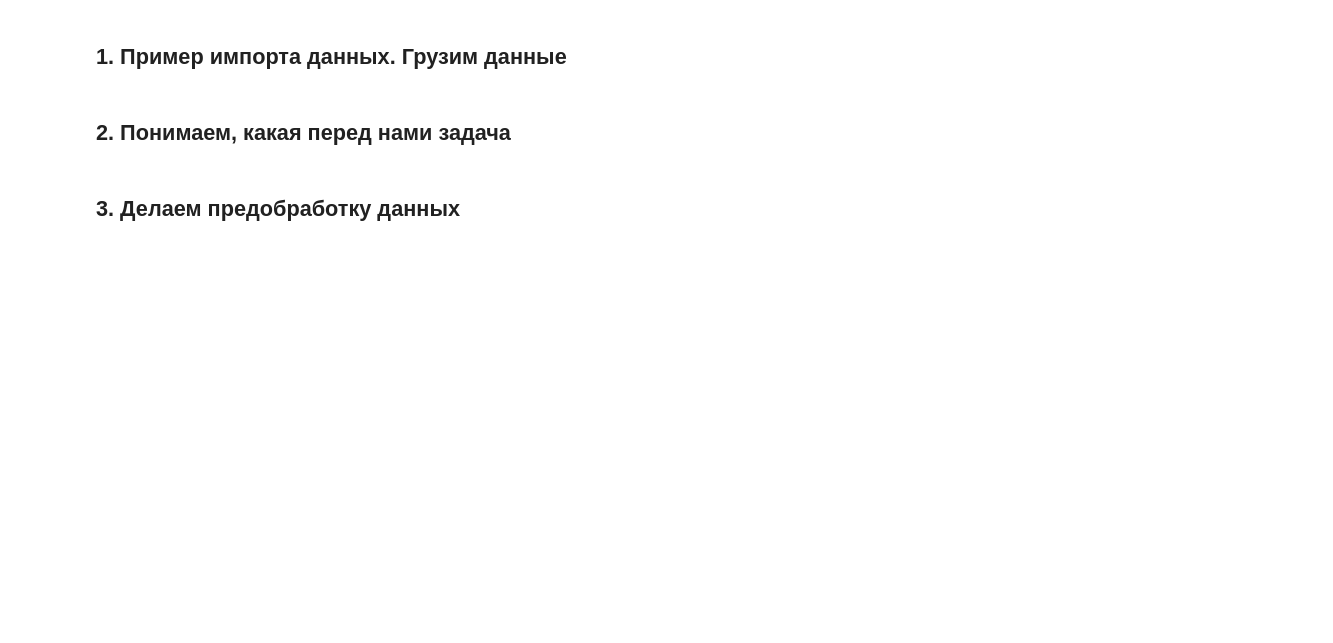
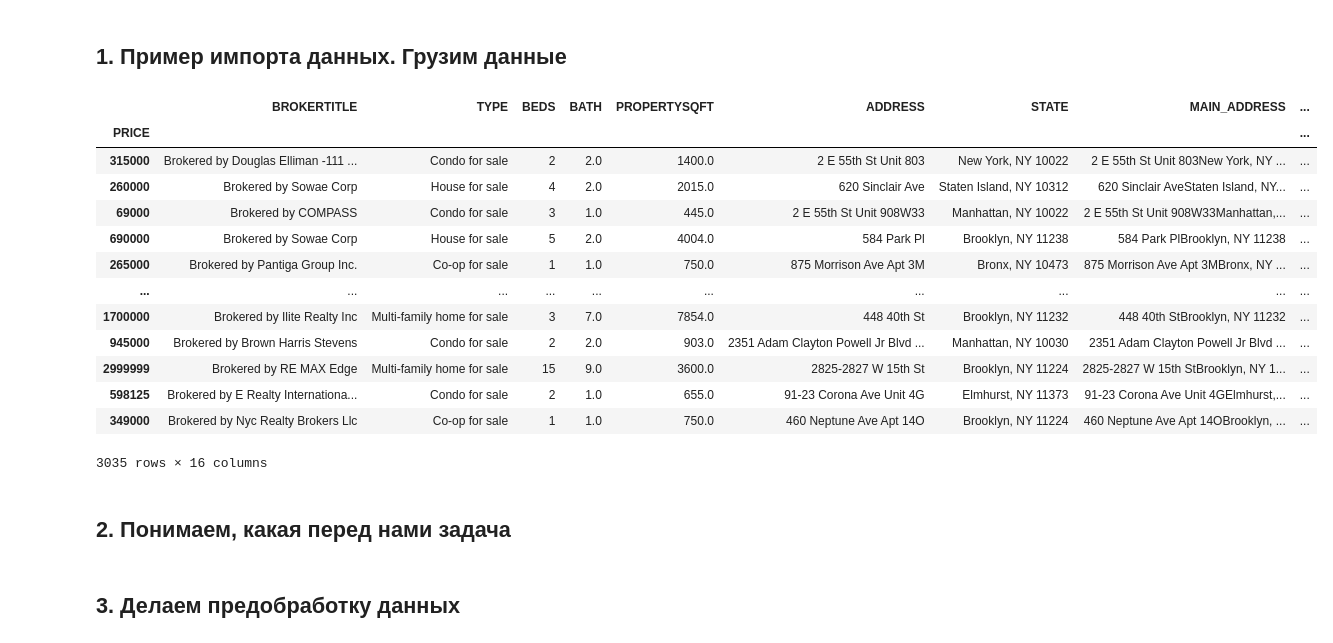
Before and after one commit to 24r3/ann2024, a Jupyter notebook: L3/lab3.ipynb, the cells around one changed output. Cells and saved outputs as stored; diff of their text form; code cells hidden in the pictures; blank space fills up the shorter version.

```diff
--- a/L3/lab3.ipynb
+++ b/L3/lab3.ipynb
@@ -56,6 +56,24 @@ P.S.S.
 # %% [markdown]
 ## 1. Пример импорта данных. Грузим данные
 # %%
-data = pd.read_csv(path_to_dataset, sep='\t')  # если нужно, можно поменять разделитель
+import pandas as pd
+data = pd.read_csv('../L2/dataset.csv', sep=',')  # если нужно, можно поменять разделитель
+data = data.query("(PROPERTYSQFT != 2184.207862) & (PRICE < 10000000) & (PRICE > 100) & (PROPERTYSQFT < 10000) & (PROPERTYSQFT > 256)")
+data.set_index("PRICE")
+# %% [output]
+|  | BROKERTITLE | TYPE | BEDS | BATH | PROPERTYSQFT | ADDRESS | STATE | MAIN_ADDRESS | ... |
+| PRICE |  |  |  |  |  |  |  |  | ... |
+| 315000 | Brokered by Douglas Elliman -111 ... | Condo for sale | 2 | 2.0 | 1400.0 | 2 E 55th St Unit 803 | New York, NY 10022 | 2 E 55th St Unit 803New York, NY ... | ... |
+| 260000 | Brokered by Sowae Corp | House for sale | 4 | 2.0 | 2015.0 | 620 Sinclair Ave | Staten Island, NY 10312 | 620 Sinclair AveStaten Island, NY... | ... |
+| 69000 | Brokered by COMPASS | Condo for sale | 3 | 1.0 | 445.0 | 2 E 55th St Unit 908W33 | Manhattan, NY 10022 | 2 E 55th St Unit 908W33Manhattan,... | ... |
+| 690000 | Brokered by Sowae Corp | House for sale | 5 | 2.0 | 4004.0 | 584 Park Pl | Brooklyn, NY 11238 | 584 Park PlBrooklyn, NY 11238 | ... |
+| 265000 | Brokered by Pantiga Group Inc. | Co-op for sale | 1 | 1.0 | 750.0 | 875 Morrison Ave Apt 3M | Bronx, NY 10473 | 875 Morrison Ave Apt 3MBronx, NY ... | ... |
+| ... | ... | ... | ... | ... | ... | ... | ... | ... | ... |
+| 1700000 | Brokered by Ilite Realty Inc | Multi-family home for sale | 3 | 7.0 | 7854.0 | 448 40th St | Brooklyn, NY 11232 | 448 40th StBrooklyn, NY 11232 | ... |
+| 945000 | Brokered by Brown Harris Stevens | Condo for sale | 2 | 2.0 | 903.0 | 2351 Adam Clayton Powell Jr Blvd ... | Manhattan, NY 10030 | 2351 Adam Clayton Powell Jr Blvd ... | ... |
+| 2999999 | Brokered by RE MAX Edge | Multi-family home for sale | 15 | 9.0 | 3600.0 | 2825-2827 W 15th St | Brooklyn, NY 11224 | 2825-2827 W 15th StBrooklyn, NY 1... | ... |
+| 598125 | Brokered by E Realty Internationa... | Condo for sale | 2 | 1.0 | 655.0 | 91-23 Corona Ave Unit 4G | Elmhurst, NY 11373 | 91-23 Corona Ave Unit 4GElmhurst,... | ... |
+| 349000 | Brokered by Nyc Realty Brokers Llc | Co-op for sale | 1 | 1.0 | 750.0 | 460 Neptune Ave Apt 14O | Brooklyn, NY 11224 | 460 Neptune Ave Apt 14OBrooklyn, ... | ... |
+3035 rows × 16 columns
 # %% [markdown]
 ## 2. Понимаем, какая перед нами задача
```
Also changed, not shown: parts of 9 cells of this notebook.
